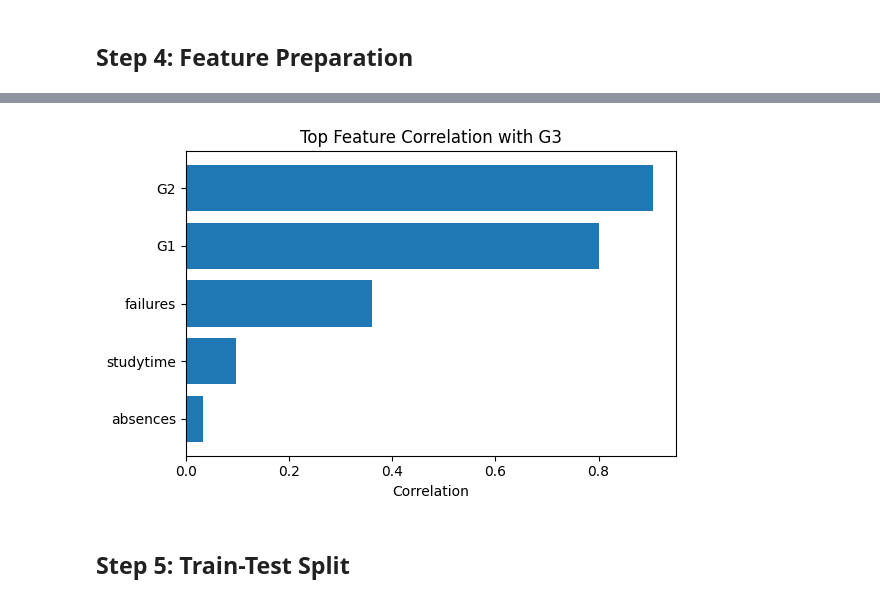
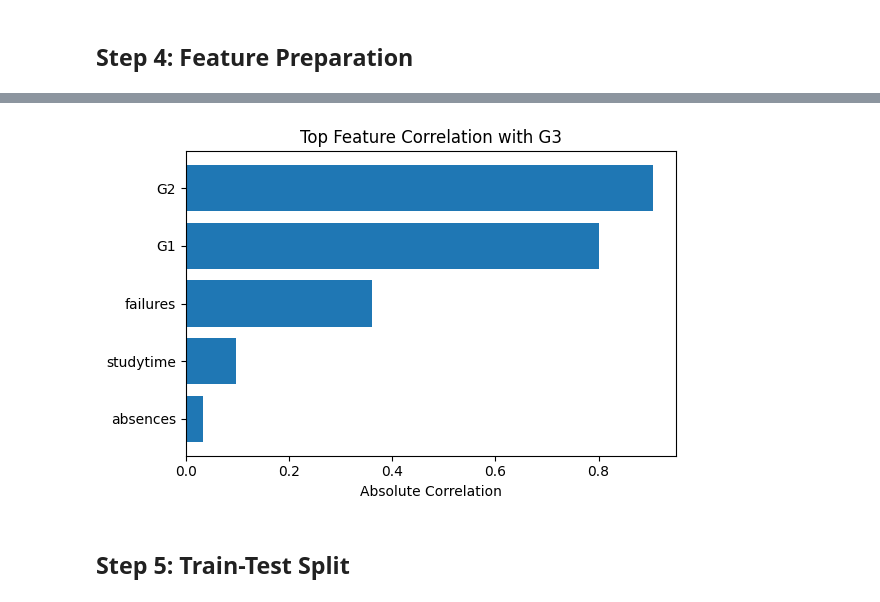
Before and after one commit to Shrishty-05/Student-Performance-Prediction, a Jupyter notebook: student_performance_prediction2.ipynb, the cells around one changed output, grey strips where cells are left out. Cells and saved outputs as stored; diff of their text form; code cells hidden in the pictures.

```diff
--- a/student_performance_prediction2.ipynb
+++ b/student_performance_prediction2.ipynb
@@ -142,18 +144,25 @@ plt.show()
 # %%
+# ─── Compute correlation only for selected columns ───
+cols = ['G1', 'G2', 'studytime', 'absences', 'failures' ,'G3']
+corr = df[cols].corr()
 
+# ─── Extract correlation with G3 ───
 corr_g3 = corr['G3'].drop('G3').abs().sort_values(ascending=True)
+
+# ─── Take top features ───
 corr_g3 = corr_g3.tail(10)
 
+# ─── Plot ───
 plt.figure(figsize=(6, 4))
 plt.barh(corr_g3.index, corr_g3.values)
 
 plt.title('Top Feature Correlation with G3')
-plt.xlabel('Correlation')
+plt.xlabel('Absolute Correlation')
 
 plt.tight_layout()
 plt.show()
 # %% [output]
-[figure, old version]
+[figure, new version]
 # %% [markdown]
 ## Step 5: Train-Test Split
 # %%
```
Also changed, not shown: parts of 6 cells of this notebook, 2 other files.
